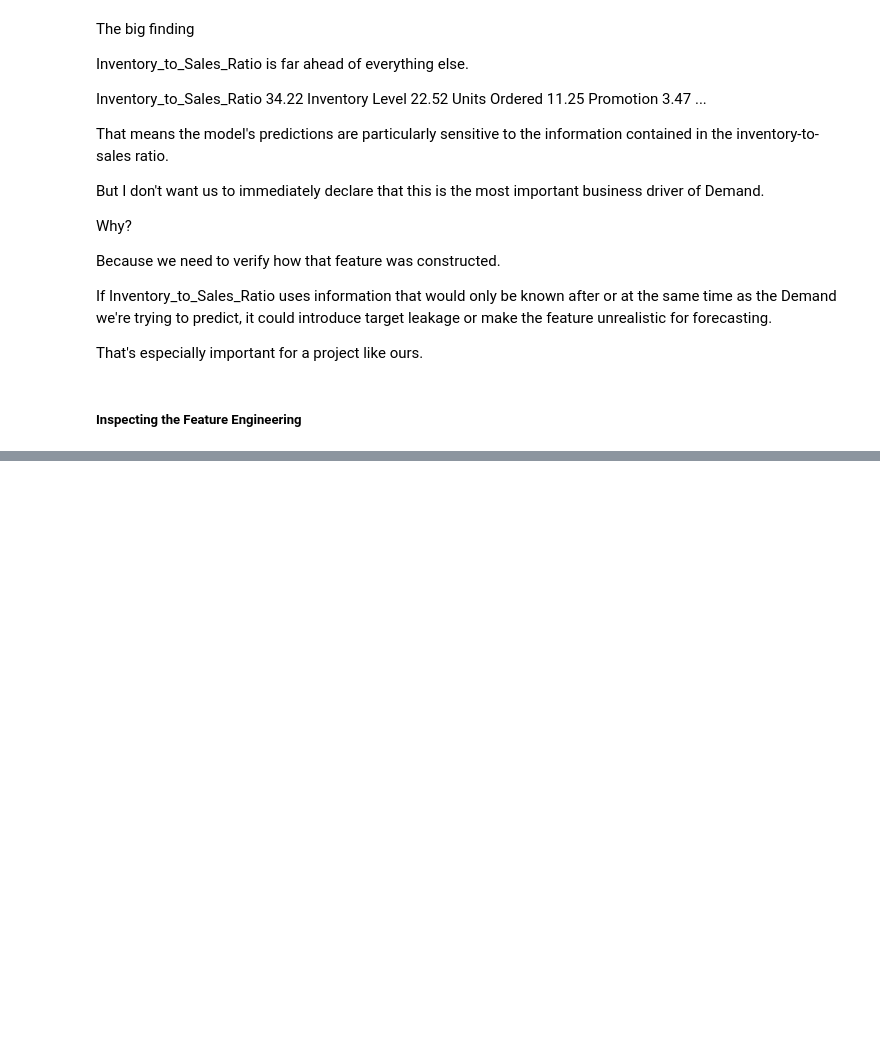
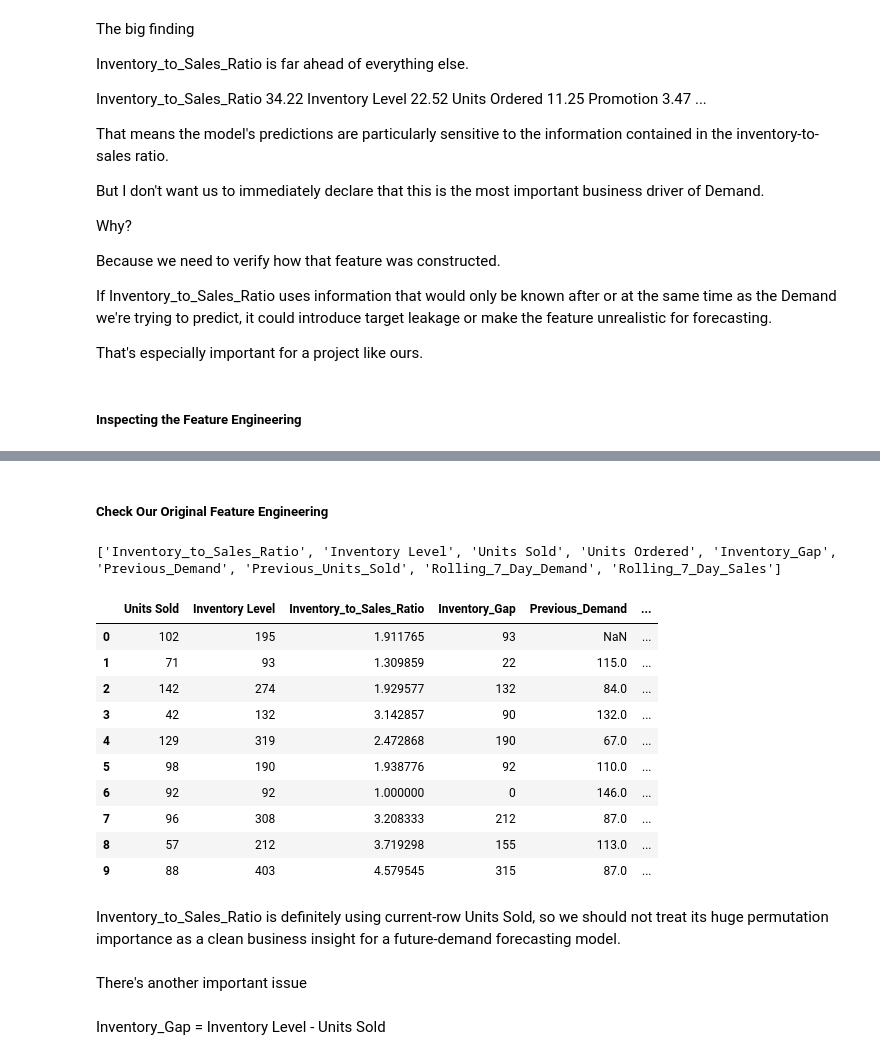
Before and after one commit to TejasMJ/retail-demand-intelligence, a Jupyter notebook: notebooks/07_model_explainability.ipynb, the cells around one changed output, grey strips where cells are left out. Saved outputs shown, nothing was run; the diff lists cells and outputs as text; code cells hidden in the pictures; blank space fills up the shorter version.

```diff
--- a/notebooks/07_model_explainability.ipynb
+++ b/notebooks/07_model_explainability.ipynb
@@ -259,0 +328,51 @@ That's especially important for a project like ours.
+# %% [markdown]
+##### Check Our Original Feature Engineering
+# %%
+# Checking the feature-engineered columns that may contain current-period information.
+
+print([
+    'Inventory_to_Sales_Ratio',
+    'Inventory Level',
+    'Units Sold',
+    'Units Ordered',
+    'Inventory_Gap',
+    'Previous_Demand',
+    'Previous_Units_Sold',
+    'Rolling_7_Day_Demand',
+    'Rolling_7_Day_Sales'
+])
+# %% [output]
+['Inventory_to_Sales_Ratio', 'Inventory Level', 'Units Sold', 'Units Ordered', 'Inventory_Gap', 'Previous_Demand', 'Previous_Units_Sold', 'Rolling_7_Day_Demand', 'Rolling_7_Day_Sales']
+# %%
+# Inspecting potentially leakage-prone features.
+
+df[
+    [
+        'Units Sold',
+        'Inventory Level',
+        'Inventory_to_Sales_Ratio',
+        'Inventory_Gap',
+        'Previous_Demand',
+        'Previous_Units_Sold',
+        'Rolling_7_Day_Demand',
+        'Rolling_7_Day_Sales'
+    ]
+].head(10)
+# %% [output]
+|  | Units Sold | Inventory Level | Inventory_to_Sales_Ratio | Inventory_Gap | Previous_Demand | ... |
+| 0 | 102 | 195 | 1.911765 | 93 | NaN | ... |
+| 1 | 71 | 93 | 1.309859 | 22 | 115.0 | ... |
+| 2 | 142 | 274 | 1.929577 | 132 | 84.0 | ... |
+| 3 | 42 | 132 | 3.142857 | 90 | 132.0 | ... |
+| 4 | 129 | 319 | 2.472868 | 190 | 67.0 | ... |
+| 5 | 98 | 190 | 1.938776 | 92 | 110.0 | ... |
+| 6 | 92 | 92 | 1.000000 | 0 | 146.0 | ... |
+| 7 | 96 | 308 | 3.208333 | 212 | 87.0 | ... |
+| 8 | 57 | 212 | 3.719298 | 155 | 113.0 | ... |
+| 9 | 88 | 403 | 4.579545 | 315 | 87.0 | ... |
+# %% [markdown]
+Inventory_to_Sales_Ratio is definitely using current-row Units Sold, so we should not treat its huge permutation importance as a clean business insight for a future-demand forecasting model.
+# %% [markdown]
+There's another important issue
+# %% [markdown]
+Inventory_Gap = Inventory Level - Units Sold
```
Also changed, not shown: parts of 24 cells of this notebook.
